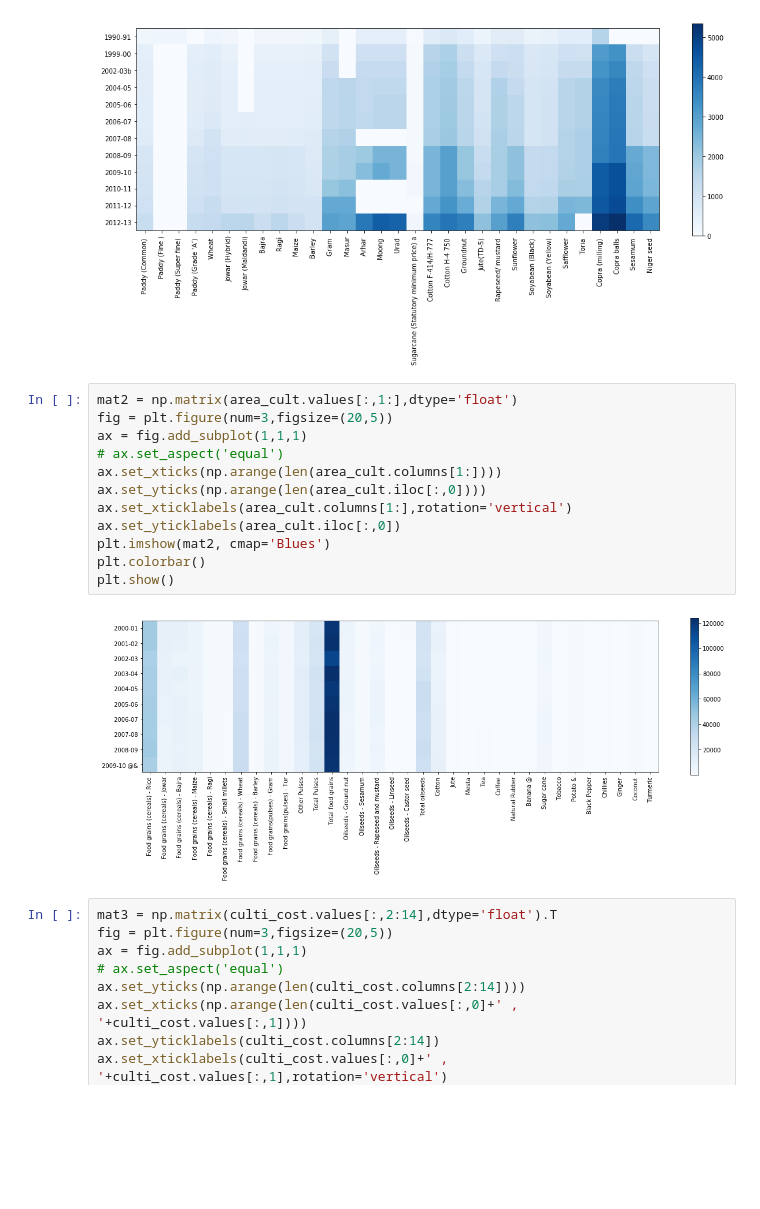
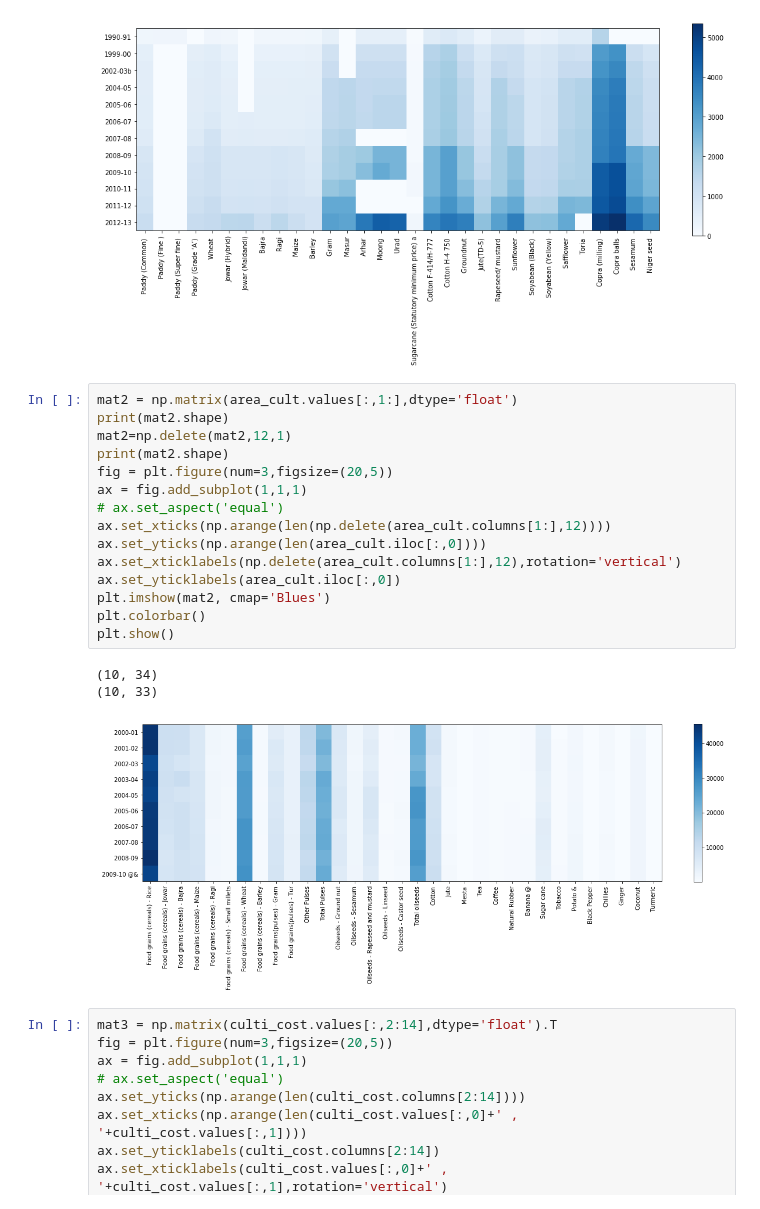
Before and after one commit to nitinvbharti/Agriculture_Analysis, a Jupyter notebook: Agro_analysis.ipynb, the cells around one changed output. Drawn from its saved outputs; the diff is of its cells as text; blank space fills up the shorter version.

Commit message:
Update Agro_analysis.ipynb
Improved plots for  data

```diff
--- a/Agro_analysis.ipynb
+++ b/Agro_analysis.ipynb
@@ -97,18 +97,23 @@ plt.show()
 [figure]
 # %%
 mat2 = np.matrix(area_cult.values[:,1:],dtype='float')
+print(mat2.shape)
+mat2=np.delete(mat2,12,1)
+print(mat2.shape)
 fig = plt.figure(num=3,figsize=(20,5))
 ax = fig.add_subplot(1,1,1)
 # ax.set_aspect('equal')
-ax.set_xticks(np.arange(len(area_cult.columns[1:])))
+ax.set_xticks(np.arange(len(np.delete(area_cult.columns[1:],12))))
 ax.set_yticks(np.arange(len(area_cult.iloc[:,0])))
-ax.set_xticklabels(area_cult.columns[1:],rotation='vertical')
+ax.set_xticklabels(np.delete(area_cult.columns[1:],12),rotation='vertical')
 ax.set_yticklabels(area_cult.iloc[:,0])
 plt.imshow(mat2, cmap='Blues')
 plt.colorbar()
 plt.show()
 # %% [output]
+(10, 34)
+(10, 33)
-[figure, old version]
+[figure, new version]
 # %%
 mat3 = np.matrix(culti_cost.values[:,2:14],dtype='float').T
 fig = plt.figure(num=3,figsize=(20,5))
```
